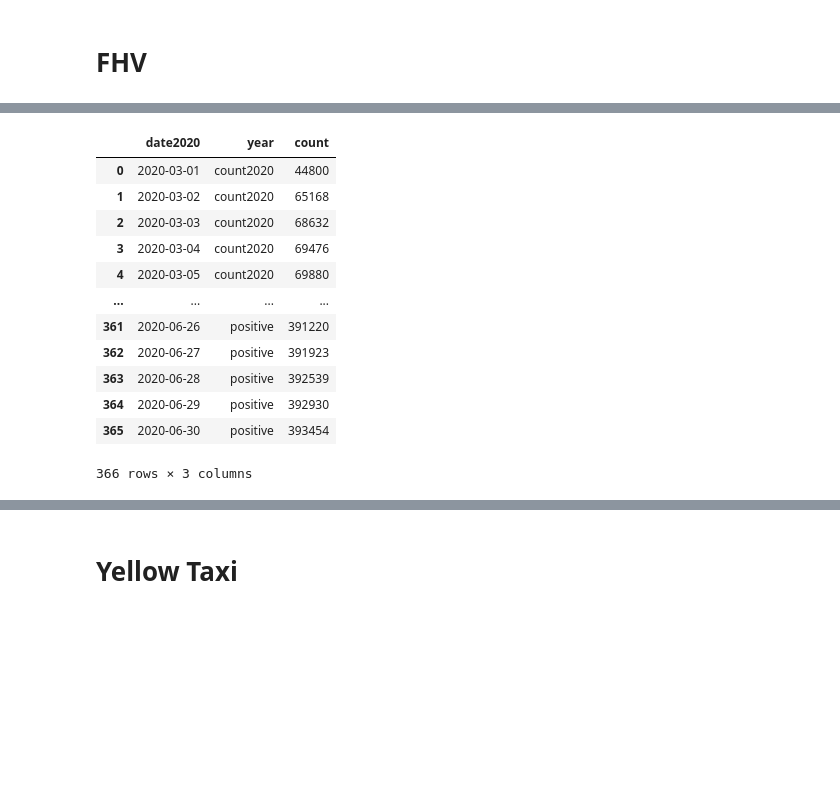
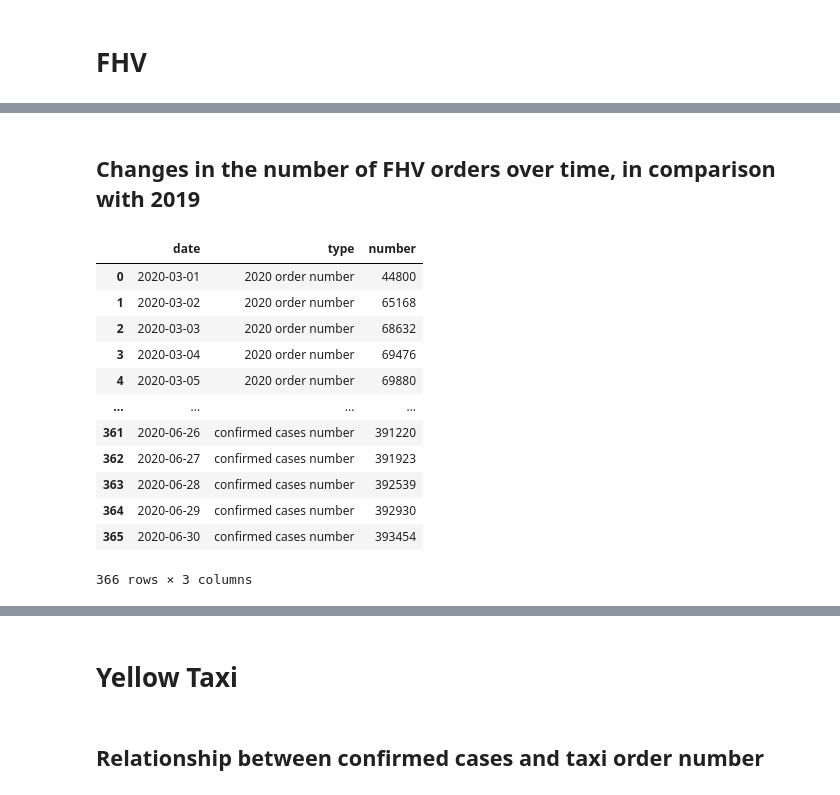
Before and after one commit to Johnson1602/big-data-project, a Jupyter notebook: covid-19-taxi-fhv.ipynb, the cells around one changed output, grey strips where cells are left out. Drawn from its saved outputs; the diff is of its cells as text; code cells hidden in the pictures; blank space fills up the shorter version.

Commit message:
update yellow taxi and fhv visualization

```diff
--- a/covid-19-taxi-fhv.ipynb
+++ b/covid-19-taxi-fhv.ipynb
@@ -91,18 +75,25 @@ fhv_count
-# %%
-fhv_count_long_form = fhv_count.melt('date2020', var_name='year', value_name='count')
-fhv_count_long_form
-# %% [output]
-|  | date2020 | year | count |
-| 0 | 2020-03-01 | count2020 | 44800 |
-| 1 | 2020-03-02 | count2020 | 65168 |
-| 2 | 2020-03-03 | count2020 | 68632 |
-| 3 | 2020-03-04 | count2020 | 69476 |
-| 4 | 2020-03-05 | count2020 | 69880 |
-| ... | ... | ... | ... |
-| 361 | 2020-06-26 | positive | 391220 |
-| 362 | 2020-06-27 | positive | 391923 |
-| 363 | 2020-06-28 | positive | 392539 |
-| 364 | 2020-06-29 | positive | 392930 |
-| 365 | 2020-06-30 | positive | 393454 |
-366 rows × 3 columns
+# %% [markdown]
+## Changes in the number of  FHV orders over time, in comparison with 2019
+# %%
+# because date are the same, so only leave date-2020
+fhv_count = fhv_agg[['date2020', 'count2020', 'count2019', 'positive']]
+fhv_count.columns = ['date', '2020 order number', '2019 order number', 'confirmed cases number']
+
+# convert wide form data to long form data to draw multiple lines in one graph
+fhv_count_long_form = fhv_count.melt('date', var_name='type', value_name='number')
+fhv_count_long_form
+# %% [output]
+|  | date | type | number |
+| 0 | 2020-03-01 | 2020 order number | 44800 |
+| 1 | 2020-03-02 | 2020 order number | 65168 |
+| 2 | 2020-03-03 | 2020 order number | 68632 |
+| 3 | 2020-03-04 | 2020 order number | 69476 |
+| 4 | 2020-03-05 | 2020 order number | 69880 |
+| ... | ... | ... | ... |
+| 361 | 2020-06-26 | confirmed cases number | 391220 |
+| 362 | 2020-06-27 | confirmed cases number | 391923 |
+| 363 | 2020-06-28 | confirmed cases number | 392539 |
+| 364 | 2020-06-29 | confirmed cases number | 392930 |
+| 365 | 2020-06-30 | confirmed cases number | 393454 |
+366 rows × 3 columns
 # %%
@@ -125 +125,3 @@ yellow_2020_covid = pd.read_csv('outputs/yellow_2020_covid.csv')
+# %% [markdown]
+## Relationship between confirmed cases and taxi order number
 # %%
```
Also changed, not shown: parts of 28 cells of this notebook, 2 other files.
